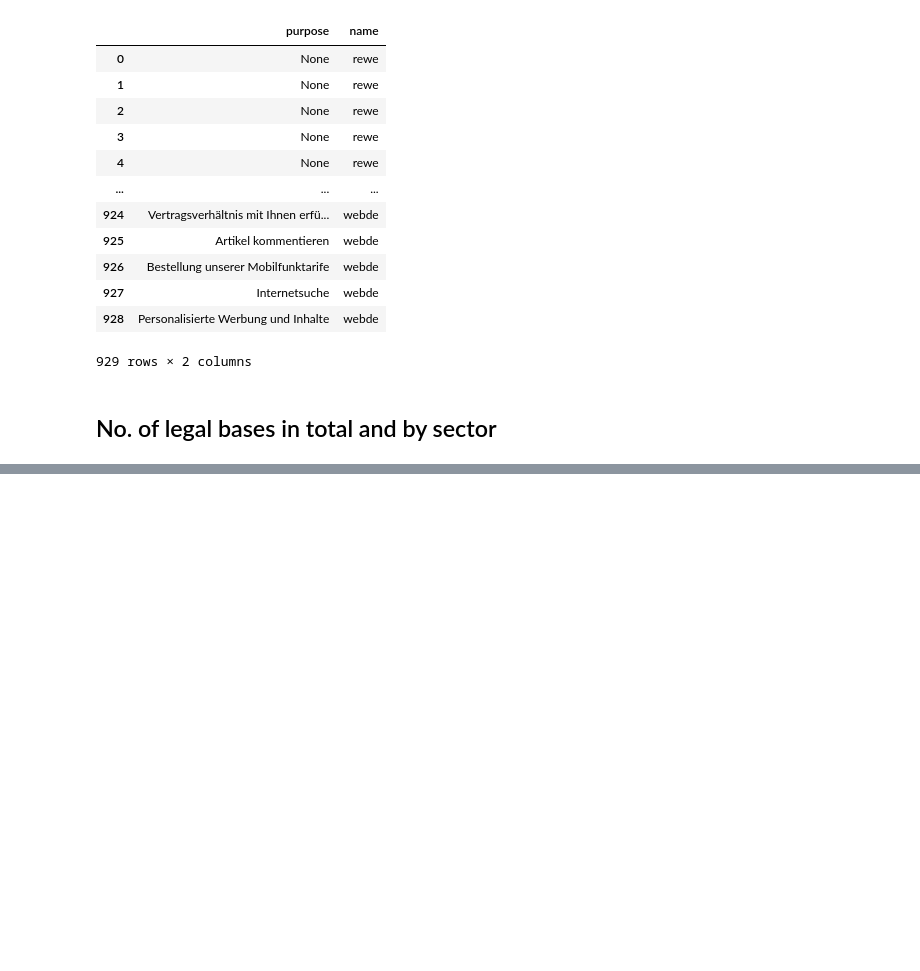
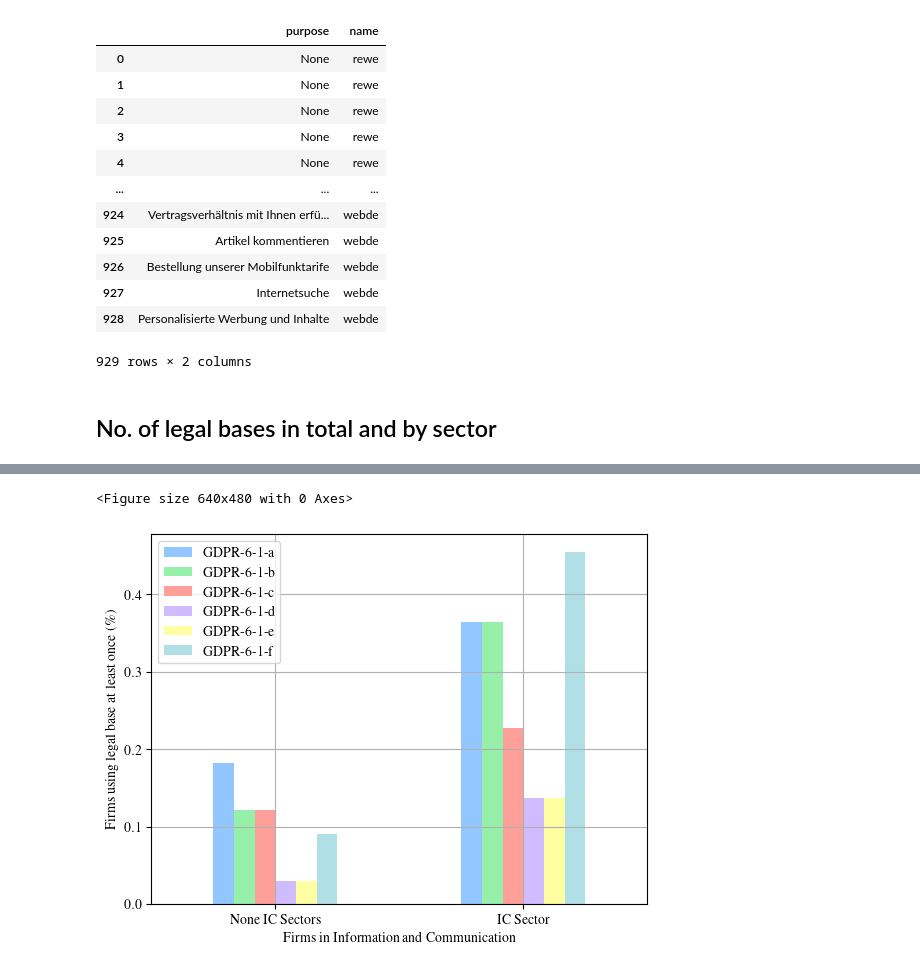
Before and after one commit to Transparency-Information-Language/tilt-graph-analyis, a Jupyter notebook: tilt_to_neo4j.ipynb, the cells around one changed output, grey strips where cells are left out. Drawn from its saved outputs; the diff is of its cells as text; code cells hidden in the pictures; blank space fills up the shorter version.

```diff
--- a/tilt_to_neo4j.ipynb
+++ b/tilt_to_neo4j.ipynb
@@ -432,0 +460,19 @@ plt.savefig('legalBases_bySector')
+# %%
+grouped_byJ.plot(x = 'in_J', y = ['GDPR-6-1-a_per',
+       'GDPR-6-1-b_per', 'GDPR-6-1-c_per', 'GDPR-6-1-d_per', 'GDPR-6-1-e_per',
+       'GDPR-6-1-f_per'], kind = 'bar')
+plt.xlabel('Firms in Information and Communication')
+plt.xticks(ticks = [0,1], labels = ['None IC Sectors', 'IC Sector'], rotation = 0)
+plt.legend(labels= ['GDPR-6-1-a',
+ 'GDPR-6-1-b',
+ 'GDPR-6-1-c',
+ 'GDPR-6-1-d',
+ 'GDPR-6-1-e',
+ 'GDPR-6-1-f'])
+plt.ylabel("Firms using legal base at least once (\%)")
+plt.grid()
+plt.show()
+plt.savefig("legalBases_ITvsRest.png")
+# %% [output]
+<Figure size 640x480 with 0 Axes>
+[figure, added]
```
Also changed, not shown: parts of 10 cells of this notebook.
